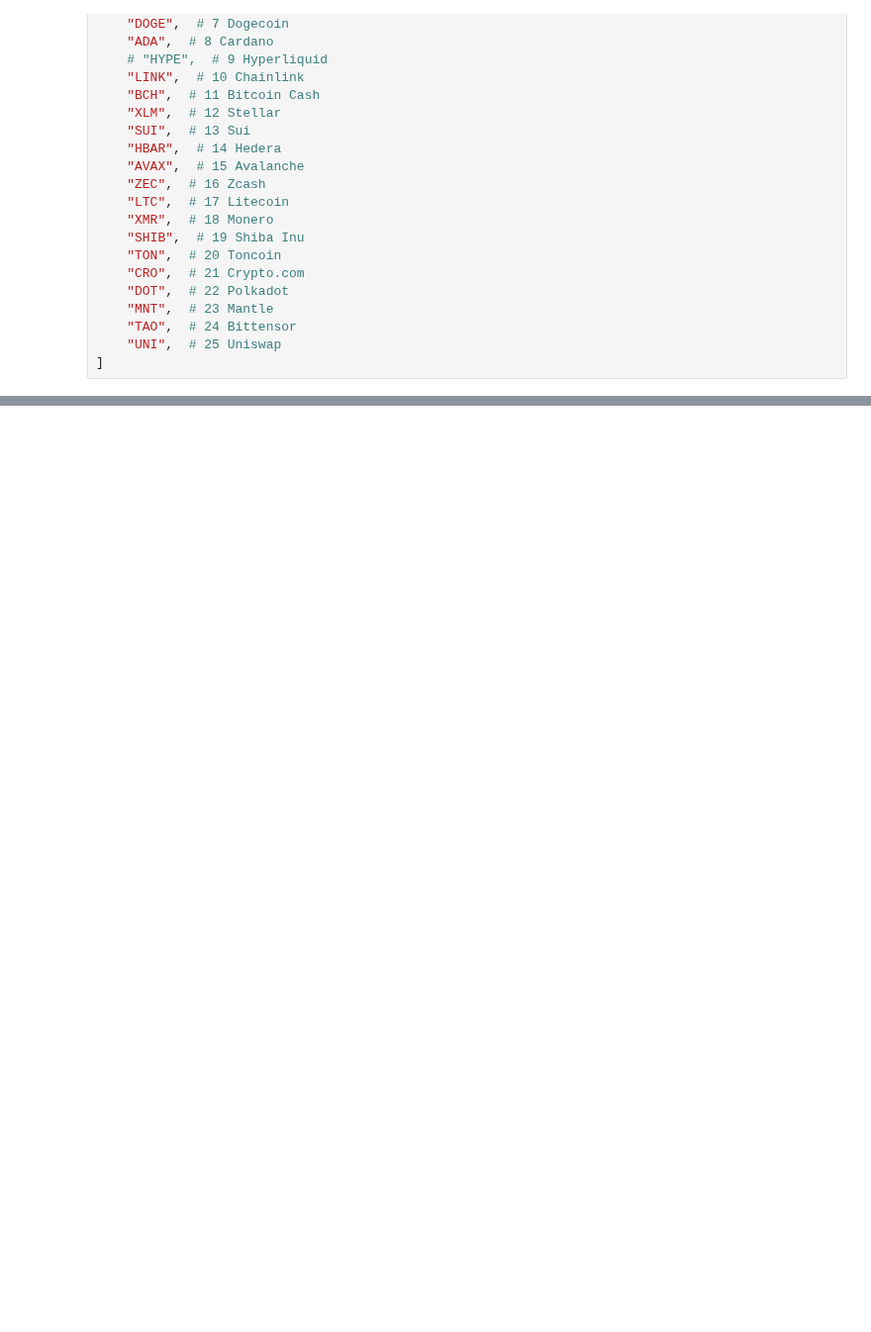
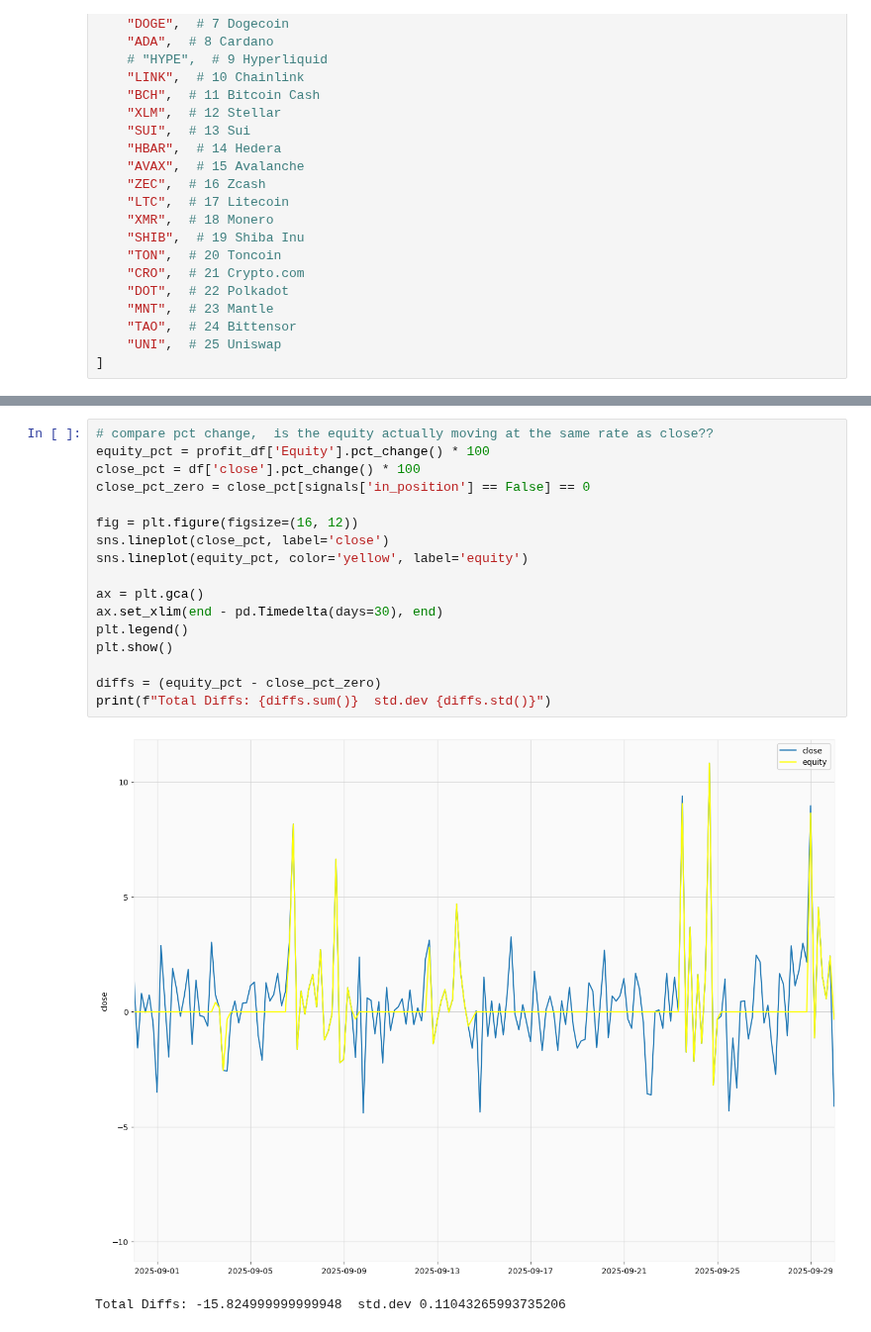
Before and after one commit to garykuepper/ggTrader, a Jupyter notebook: notebooks/backtest_explorer.ipynb, the cells around one changed output, grey strips where cells are left out. Shown at 99% size. Saved outputs shown, nothing was run; the diff lists cells and outputs as text; blank space fills up the shorter version.

```diff
--- a/notebooks/backtest_explorer.ipynb
+++ b/notebooks/backtest_explorer.ipynb
@@ -156,0 +272,20 @@ Backtest Stats:
+# %%
+# compare pct change,  is the equity actually moving at the same rate as close??
+equity_pct = profit_df['Equity'].pct_change() * 100
+close_pct = df['close'].pct_change() * 100
+close_pct_zero = close_pct[signals['in_position'] == False] == 0
+
+fig = plt.figure(figsize=(16, 12))
+sns.lineplot(close_pct, label='close')
+sns.lineplot(equity_pct, color='yellow', label='equity')
+
+ax = plt.gca()
+ax.set_xlim(end - pd.Timedelta(days=30), end)
+plt.legend()
+plt.show()
+
+diffs = (equity_pct - close_pct_zero)
+print(f"Total Diffs: {diffs.sum()}  std.dev {diffs.std()}")
+# %% [output]
+[figure, added]
+Total Diffs: -15.824999999999948  std.dev 0.11043265993735206
```
Also changed, not shown: parts of 5 cells of this notebook, 3 other files.
